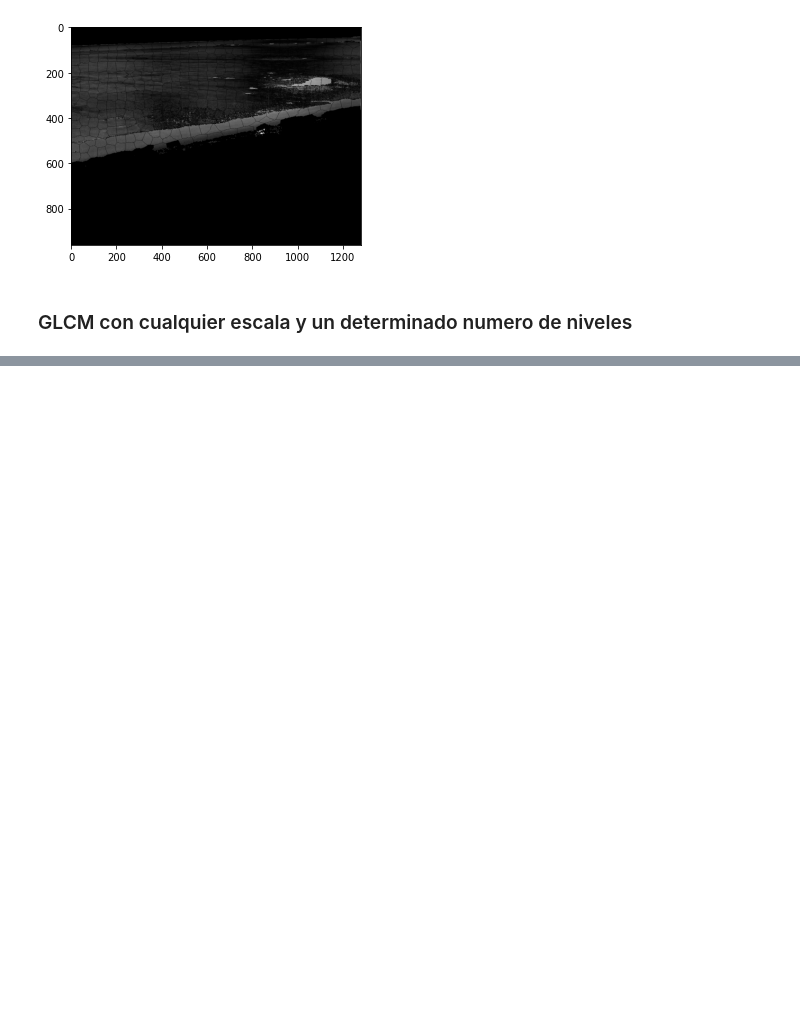
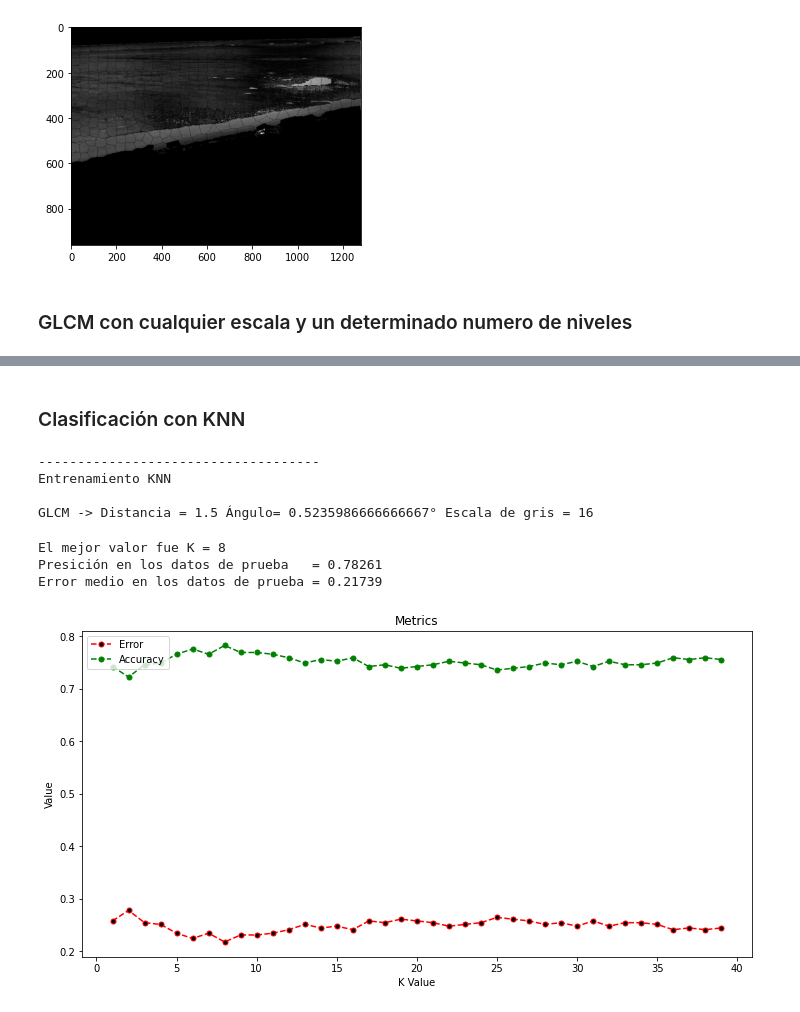
Before and after one commit to FranciscoAng/Proyecto_RP, a Jupyter notebook: Proyecto.ipynb, the cells around one changed output, grey strips where cells are left out. Cells and saved outputs as stored; diff of their text form; code cells hidden in the pictures; blank space fills up the shorter version.

```diff
--- a/Proyecto.ipynb
+++ b/Proyecto.ipynb
@@ -281,9 +307,3 @@ def computeFeatures(GLCM):
 #     print(f"Varianza i o j = {var_m}")
 #     print(f"Correlación    = {cor_m}")
     return [con_m, dis_m, idm_m, ene_m, ent_m]
-# %%
-print(n_Slic)
-for i in range(3):
-    pixels = np.where(lblSlic==(i+1))
-    glcm = GLCMmat(testImg[:,:,1],pixels,1.0,10,2,3.141592/3)
-    print(computeFeatures(glcm))
@@ -303,0 +454,13 @@ plt.imshow(mask[0], cmap=cm.gray)
+# %%
+#Mezclar aleatoriamente los vectores de entrenamiento
+np.random.shuffle(M)
+print(M.shape)
+
+N_test = int(M.shape[0]/3) #Numero de vectores de prueba
+
+X,Y = M[:,:20],M[:,20]
+
+#Tomar los ultimos N-test valores para pruebas
+X_test, Y_test = X[-N_test:,:] , Y[-N_test:]
+#Tomar el resto para entrenamiento
+X_train, Y_train = X[:-N_test,:], Y[:-N_test]
@@ -303,0 +469,60 @@ plt.imshow(mask[0], cmap=cm.gray)
+# %% [markdown]
+### Clasificación con KNN
+# %%
+print(f'\n------------------------------------')
+print(f'Entrenamiento KNN\n')
+# Mostrar información del dataset
+print(f"GLCM -> Distancia = {p_distance} Ángulo= {p_angle}° Escala de gris = {scale_gray}\n")
+# Lista para guardar la precisión y el error de los parámetros n_neighbors
+scores = []
+errors = []
+score_best = 0
+error_best = 30000000000000
+# Rango del parámetro n_neighbors
+k_range = range(1, 40)
+
+# Calcular el erro para los valores de K entre 1 y 40
+for k in tqdm(k_range):
+    # Crear el modelo con el parámetro K variable
+    knn = KNeighborsClassifier(n_neighbors=k)
+    # Entrenar el modelo con los datos de entrenamiento
+    knn.fit(X_train, Y_train)
+    # Obtener el desempeño del modelo con los datos de entrenamiento
+    score=knn.score(X_test, Y_test)
+    scores.append(score)
+    # Obtener las clases de los datos de prueba
+    Y_pred = knn.predict(X_test)
+    # Carcular el error promedio del modelo clasificador
+    error = np.mean(Y_pred != Y_test)
+    errors.append(error)
+
+    #Guardar al mejor modelo
+    if score > score_best and error < error_best :
+        k_best = k
+        knn_best = knn
+        score_best, error_best = score, error
+
+# Mostrar los resultados de los distintos valores de K
+plt.figure(figsize=(12, 6))
+plt.plot(k_range, errors, color='red', linestyle='dashed', marker='o',
+         markerfacecolor='black', markersize=5, label="Error")
+plt.plot(k_range, scores, color='green', linestyle='dashed', marker='o',
+         markerfacecolor='green', markersize=5, label="Accuracy")
+plt.legend(loc="upper left")
+plt.title('Metrics')
+plt.xlabel('K Value')
+plt.ylabel('Value')
+
+# Mostrar al mejor
+print(f'El mejor valor fue K = {k_best}')
+print(f'Presición en los datos de prueba   = {scores[k_range.index(k_best)]:.5f}')
+print(f'Error medio en los datos de prueba = {errors[k_range.index(k_best)]:.5f}')
+# %% [output]
+------------------------------------
+Entrenamiento KNN
+
+GLCM -> Distancia = 1.5 Ángulo= 0.5235986666666667° Escala de gris = 16
+El mejor valor fue K = 8
+Presición en los datos de prueba   = 0.78261
+Error medio en los datos de prueba = 0.21739
+[figure, added]
```
Also changed, not shown: parts of 15 cells of this notebook.
